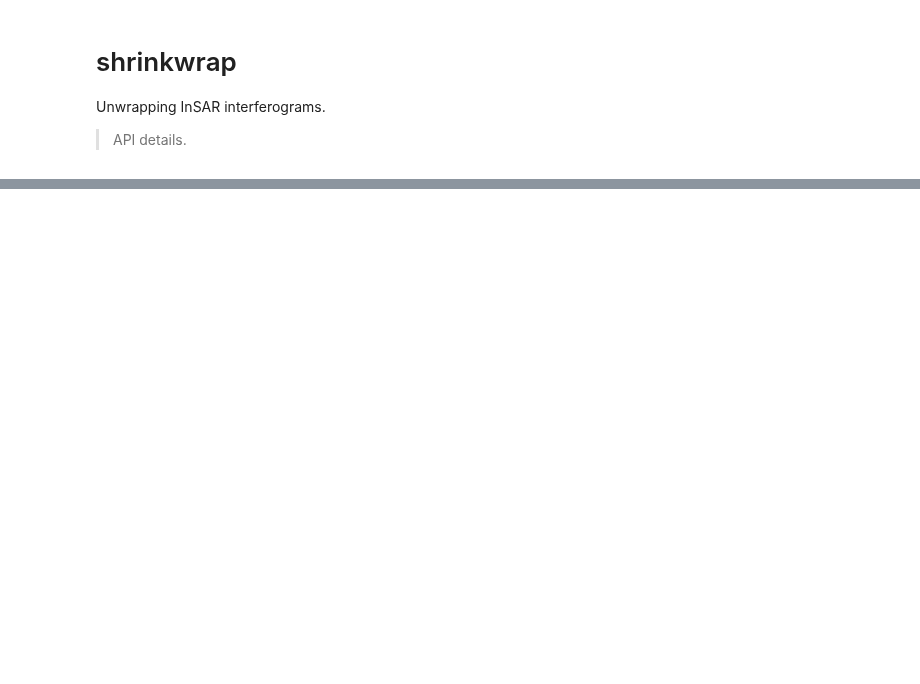
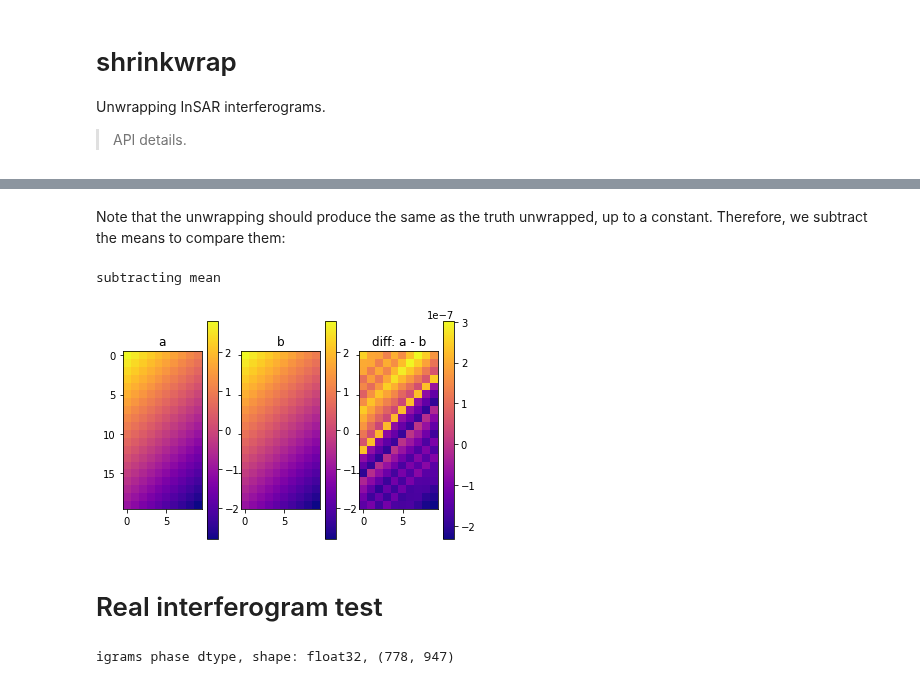
Before and after one commit to scottstanie/spurs, a Jupyter notebook: 00_core.ipynb, the cells around one changed output, grey strips where cells are left out. Saved outputs shown, nothing was run; the diff lists cells and outputs as text; code cells hidden in the pictures; blank space fills up the shorter version.

```diff
--- a/00_core.ipynb
+++ b/00_core.ipynb
@@ -231,0 +374,3 @@ def unwrap(
+# %%
+%%time
+F = unwrap(f_wrapped, c=1.6, p=0, debug=True)
@@ -231,0 +382,11 @@ def unwrap(
+# %% [markdown]
+Note that the unwrapping should produce the same as the truth unwrapped, up to a constant.
+Therefore, we subtract the means to compare them:
+# %%
+plot_diff(F, f, zero_mean=True)
+assert np.allclose(F - F.mean(), f - f.mean(), atol=1e-6)
+# %% [output]
+subtracting mean
+[figure, added]
+# %% [markdown]
+# Real interferogram test
@@ -231,0 +475,12 @@ def unwrap(
+# %%
+igram = load_interferogram("test/data/20150328_20150409.int")
+
+igram_phase = np.angle(igram)
+print(f"igrams phase dtype, shape: {igram_phase.dtype}, {igram.shape}")
+
+rows, cols = igram.shape
+# For comparison: the results from the SNAPHU unwrapped:
+magphase_data = np.fromfile("test/data/20150328_20150409_snaphu.unw", dtype="float32")
+unw_snaphu = magphase_data.reshape((rows, 2 * cols))[:, cols:]
+# %% [output]
+igrams phase dtype, shape: float32, (778, 947)
```
Also changed, not shown: parts of 27 cells of this notebook, 6 other files.
